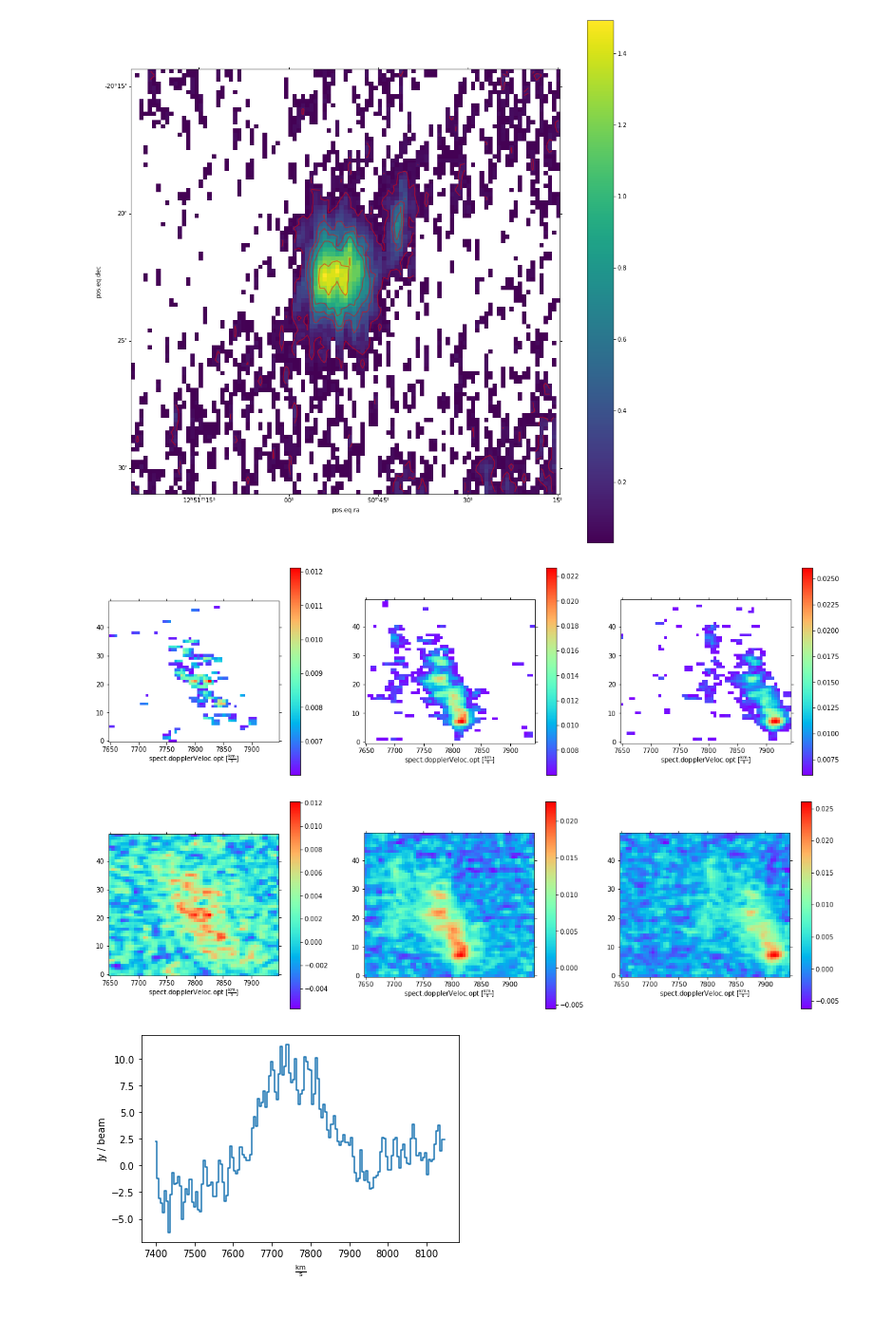
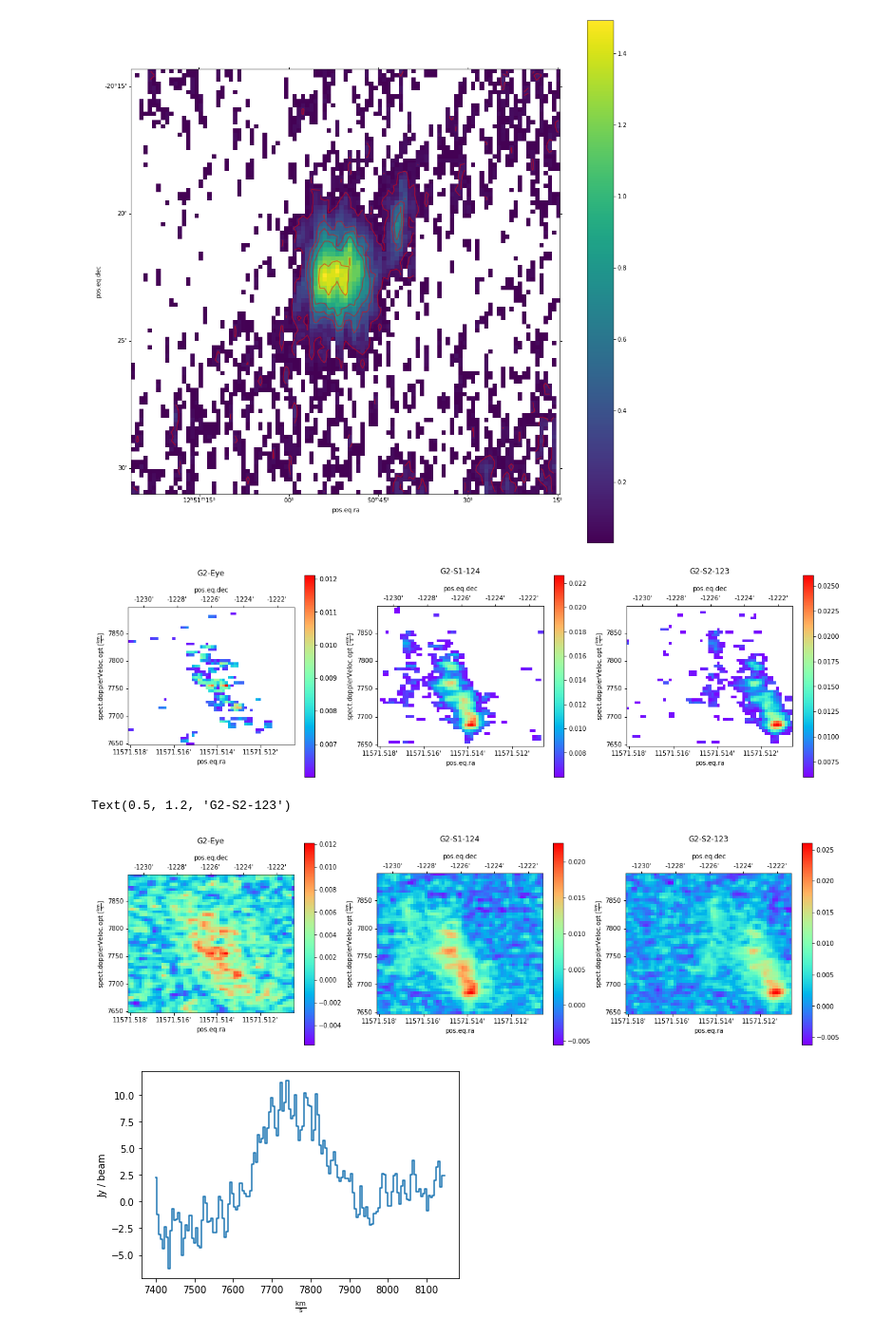
Before and after one commit to spectram/meerchoirs, a Jupyter notebook: g2atca-analysis.ipynb, the cells around one changed output. Shown at 95% size. Saved outputs shown, nothing was run; the diff lists cells and outputs as text; code cells hidden in the pictures; blank space fills up the shorter version.

```diff
--- a/g2atca-analysis.ipynb
+++ b/g2atca-analysis.ipynb
@@ -69,76 +69,71 @@ pvg2 = extract_pv_slice(vel_masked[:,:,:], pathg2)
 #pv.writeto(path+'my_slice.fits',)
 
 plt.figure(figsize=(20,20))
-ag2 = plt.subplot(3,3,1,projection=vel_masked.wcs, slices=(0,0,'x'))
+ag2 = plt.subplot(3,3,1,projection=vel_masked.wcs, slices=(0,'x','y'))
 pvg2im=ag2.imshow(pvg2.data, origin='lower', cmap='rainbow')
 ag2.coords[2].set_format_unit(U.km / U.s)
 ag2.coords[1].set_format_unit(U.arcmin)
 ag2.coords[0].set_format_unit(U.arcmin)
-#ag2.yaxis.set_visible(False)
+ag2.set_title('G2-Eye',y=1.2)
 plt.colorbar(pvg2im)
 
-as1 = plt.subplot(3,3,2,projection=vel_masked.wcs, slices=(0,0,'x'))
+as1 = plt.subplot(3,3,2,projection=vel_masked.wcs, slices=(0,'x','y'))
 pvs1im=as1.imshow(pvs1.data,origin='lower', cmap='rainbow')
 plt.colorbar(pvs1im)
+as1.set_title('G2-S1-124',y=1.2)
 as1.coords[2].set_format_unit(U.km / U.s)
 as1.coords[1].set_format_unit(U.arcmin)
 as1.coords[0].set_format_unit(U.arcmin)
 
-as2 = plt.subplot(3,3,3,projection=vel_masked.wcs, slices=(0,0,'x'))
+as2 = plt.subplot(3,3,3,projection=vel_masked.wcs, slices=(0,'x','y'))
 pvs2im=as2.imshow(pvs2.data, cmap='rainbow')
 plt.colorbar(pvs2im)
+as2.set_title('G2-S2-123',y=1.2)
 as2.coords[2].set_format_unit(U.km / U.s)
 as2.coords[1].set_format_unit(U.arcmin)
 as2.coords[0].set_format_unit(U.arcmin)
 # %% [output]
-[figure, old version]
+[figure, new version]
 # %%
 #PV Slice extractor and SpectralCube
 
 from pvextractor import extract_pv_slice
 from pvextractor.geometry import PathFromCenter
 from astropy.coordinates import SkyCoord
 
 #Optical PA
-coords1 = SkyCoord('12h50m52.88s -20d22m15.65s')
-paths1 = PathFromCenter(center=coords1, length=10 * U.arcmin, angle=123.9 * U.deg, width=1 * U.arcsec)
 pvs1 = extract_pv_slice(velcube_chan[:,:,:], paths1)
-
-coords2 = SkyCoord('12h50m40.91s -20d20m06.22s')
-paths2 = PathFromCenter(center=coords2, length=10 * U.arcmin, angle=122.1 * U.deg, width=1 * U.arcsec)
 pvs2 = extract_pv_slice(velcube_chan[:,:,:], paths2)
-
-#By Eye general
-coordg2 = SkyCoord('12h50m47.3789s -20d21m15.507s')
-pathg2 = PathFromCenter(center=coordg2, length=10 * U.arcmin, angle=38 * U.deg, width=1 * U.arcsec)
 pvg2 = extract_pv_slice(velcube_chan[:,:,:], pathg2)
 
-#pv.writeto(path+'my_slice.fits',)
-
 plt.figure(figsize=(20,20))
-ag2 = plt.subplot(3,3,1,projection=velcube_chan.wcs, slices=(0,0,'x'))
+ag2 = plt.subplot(3,3,1,projection=velcube_chan.wcs, slices=(0,'x','y'))
 pvg2im=ag2.imshow(pvg2.data, origin='lower', cmap='rainbow')
 ag2.coords[2].set_format_unit(U.km / U.s)
 ag2.coords[1].set_format_unit(U.arcmin)
 ag2.coords[0].set_format_unit(U.arcmin)
-#ag2.yaxis.set_visible(False)
+ag2.set_title('G2-Eye',y=1.2)
 plt.colorbar(pvg2im)
 
-as1 = plt.subplot(3,3,2,projection=velcube_chan.wcs, slices=(0,0,'x'))
+as1 = plt.subplot(3,3,2,projection=velcube_chan.wcs, slices=(0,'x','y'))
 pvs1im=as1.imshow(pvs1.data,origin='lower', cmap='rainbow')
 plt.colorbar(pvs1im)
 as1.coords[2].set_format_unit(U.km / U.s)
 as1.coords[1].set_format_unit(U.arcmin)
 as1.coords[0].set_format_unit(U.arcmin)
+as1.set_title('G2-S1-124',y=1.2)
 
-as2 = plt.subplot(3,3,3,projection=velcube_chan.wcs, slices=(0,0,'x'))
+
+as2 = plt.subplot(3,3,3,projection=velcube_chan.wcs, slices=(0,'x','y'))
 pvs2im=as2.imshow(pvs2.data, cmap='rainbow')
 plt.colorbar(pvs2im)
 as2.coords[2].set_format_unit(U.km / U.s)
 as2.coords[1].set_format_unit(U.arcmin)
 as2.coords[0].set_format_unit(U.arcmin)
+as2.set_title('G2-S2-123',y=1.2)
 # %% [output]
+Text(0.5, 1.2, 'G2-S2-123')
-[figure, old version]
+[figure, new version]
 # %%
 #Extract Spectrum
 
```
Also changed, not shown: parts of 1 cell of this notebook, 1 other file.
